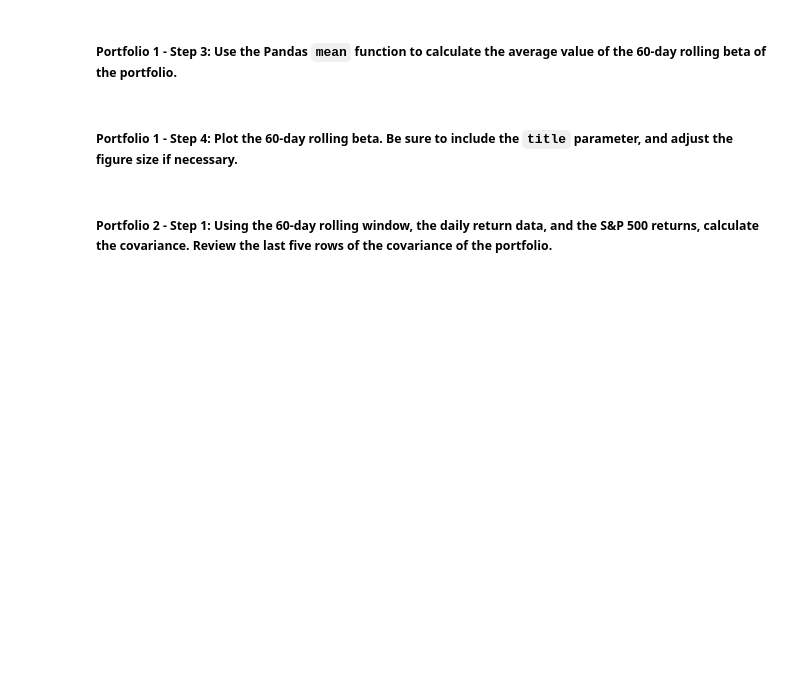
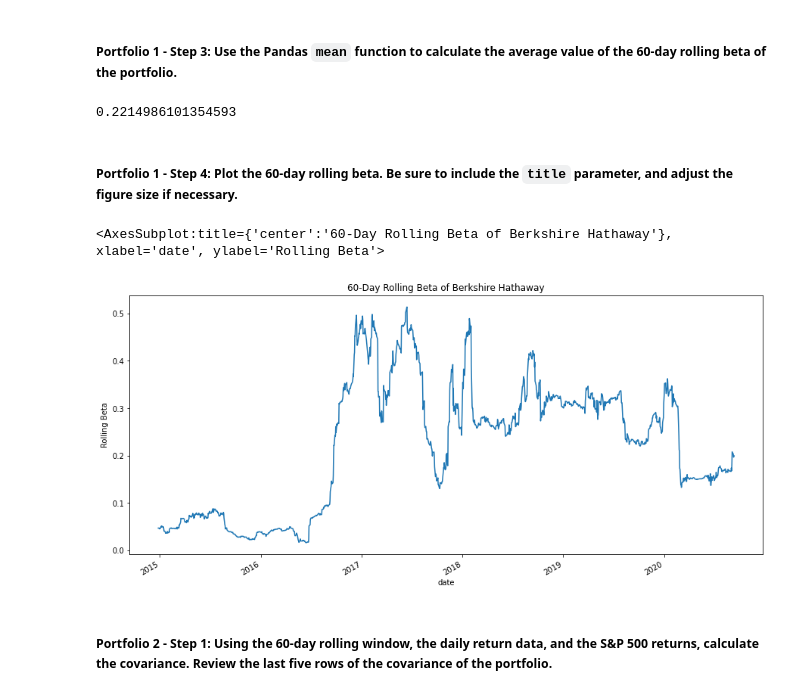
Before and after one commit to davidlp94/04_DLP_Risk_Return_Analysis, a Jupyter notebook: risk_return_analysis.ipynb, the cells around one changed output. Cells and saved outputs as stored; diff of their text form; code cells hidden in the pictures; blank space fills up the shorter version.

```diff
--- a/risk_return_analysis.ipynb
+++ b/risk_return_analysis.ipynb
@@ -357,4 +357,6 @@ Your analysis is nearing completion. Now, you need to evaluate how the portfolio
 #### Use the Pandas `var` function to calculate the variance of the S&P 500 by using a 60-day rolling window. Visualize the last five rows of the variance of the S&P 500.
 # %%
 # Calculate the variance of the S&P 500 using a rolling 60-day window.
-# I will choose Berkshire Hathaway and Tiger Global for analysis.
+sp_500_roll = daily_returns['S&P 500'].rolling(window=60)
+sp_500_var = sp_500_roll.var().dropna()
+sp_500_var.tail()
@@ -373,4 +383,5 @@ Your analysis is nearing completion. Now, you need to evaluate how the portfolio
 # %%
 # Calculate the covariance using a 60-day rolling window
 # Review the last five rows of the covariance data
-# YOUR CODE HERE
+berkshire_cov = daily_returns['BERKSHIRE HATHAWAY INC'].rolling(window=60).cov(daily_returns['S&P 500']).dropna()
+berkshire_cov.tail()
@@ -379,4 +398,5 @@ Your analysis is nearing completion. Now, you need to evaluate how the portfolio
 # %%
 # Calculate the beta based on the 60-day rolling covariance compared to the market (S&P 500)
 # Review the last five rows of the beta information
-# YOUR CODE HERE
+berkshire_beta = berkshire_cov/sp_500_var
+berkshire_beta.tail()
@@ -384,13 +412,18 @@ Your analysis is nearing completion. Now, you need to evaluate how the portfolio
 ##### Portfolio 1 - Step 3: Use the Pandas `mean` function to calculate the average value of the 60-day rolling beta of the portfolio.
 # %%
 # Calculate the average of the 60-day rolling beta
-# YOUR CODE HERE
+berkshire_beta.mean()
+# %% [output]
+0.2214986101354593
 # %% [markdown]
 ##### Portfolio 1 - Step 4: Plot the 60-day rolling beta. Be sure to include the `title` parameter, and adjust the figure size if necessary.
 # %%
 # Plot the rolling beta
 # Include a title parameter and adjust the figure size
-# YOUR CODE HERE
+berkshire_beta.plot(figsize=(15, 7), title='60-Day Rolling Beta of Berkshire Hathaway', ylabel='Rolling Beta')
+# %% [output]
+<AxesSubplot:title={'center':'60-Day Rolling Beta of Berkshire Hathaway'}, xlabel='date', ylabel='Rolling Beta'>
+[figure, added]
 # %% [markdown]
 ##### Portfolio 2 - Step 1: Using the 60-day rolling window, the daily return data, and the S&P 500 returns, calculate the covariance. Review the last five rows of the covariance of the portfolio.
 # %%
```
Also changed, not shown: parts of 14 cells of this notebook.
